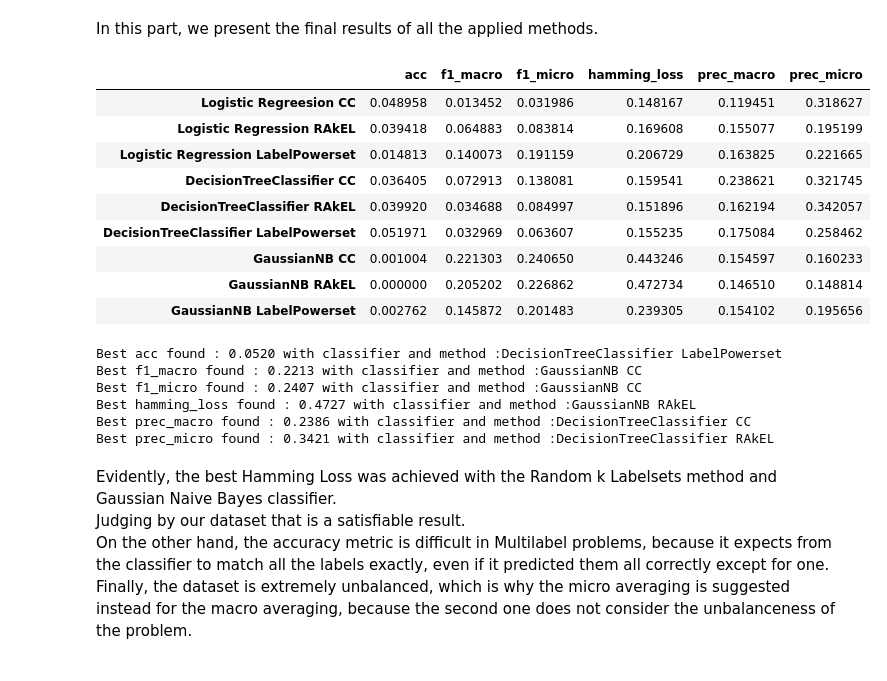
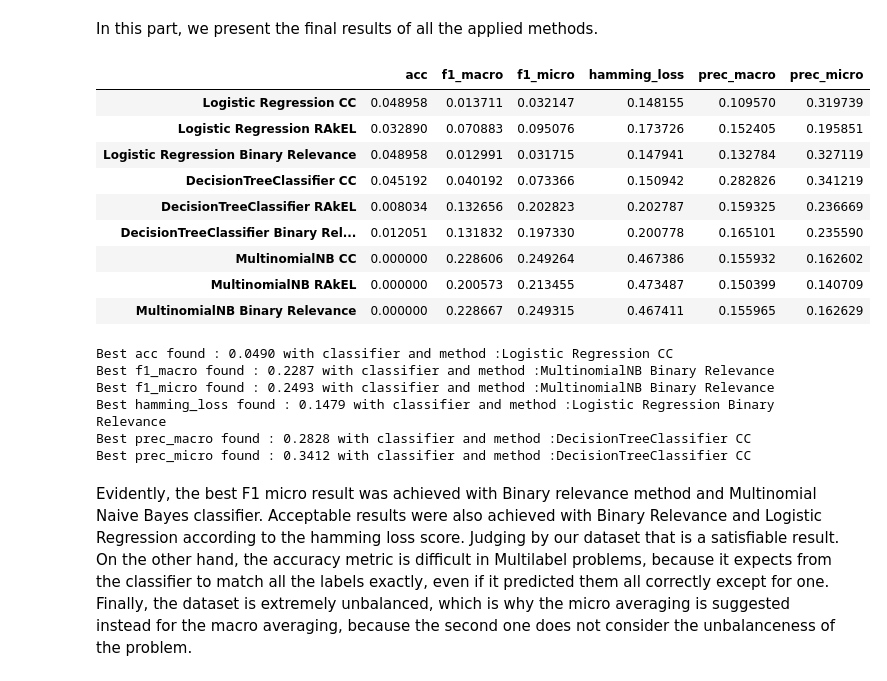
Before and after one commit to Adamantios/Delicious-MIL, a Jupyter notebook: PartA.ipynb, the cells around one changed output. Cells and saved outputs as stored; diff of their text form; code cells hidden in the pictures.

Commit message:
Update PartA and results.

```diff
--- a/PartA.ipynb
+++ b/PartA.ipynb
@@ -301,31 +389,33 @@ Maximum Score with Label Powersets 0.2393 GaussianNB
 # %% [markdown]
 In this part, we present the final results of all the applied methods.
 # %%
-# final_results(metrics_cc,metrics_rk,metrics_lb,evaluate,names) Used that function to produce them and then load them
-final_res = pd.read_pickle('C:/Users/User/Desktop/draft2/final_res.pkl')
+# final_results = final_results(metrics_cc,metrics_rk,metrics_bn,evaluate,names) #Used that function to produce them and then load them
+# final_results.to_pickle('C:/Users/User/Desktop/final_res.pkl')
+final_res = pd.read_pickle('C:/Users/User/Desktop/final_res.pkl')
 final_res
 # %% [output]
 |  | acc | f1_macro | f1_micro | hamming_loss | prec_macro | prec_micro |
-| Logistic Regreesion CC | 0.048958 | 0.013452 | 0.031986 | 0.148167 | 0.119451 | 0.318627 |
-| Logistic Regression RAkEL | 0.039418 | 0.064883 | 0.083814 | 0.169608 | 0.155077 | 0.195199 |
-| Logistic Regression LabelPowerset | 0.014813 | 0.140073 | 0.191159 | 0.206729 | 0.163825 | 0.221665 |
-| DecisionTreeClassifier CC | 0.036405 | 0.072913 | 0.138081 | 0.159541 | 0.238621 | 0.321745 |
-| DecisionTreeClassifier RAkEL | 0.039920 | 0.034688 | 0.084997 | 0.151896 | 0.162194 | 0.342057 |
-| DecisionTreeClassifier LabelPowerset | 0.051971 | 0.032969 | 0.063607 | 0.155235 | 0.175084 | 0.258462 |
-| GaussianNB CC | 0.001004 | 0.221303 | 0.240650 | 0.443246 | 0.154597 | 0.160233 |
-| GaussianNB RAkEL | 0.000000 | 0.205202 | 0.226862 | 0.472734 | 0.146510 | 0.148814 |
-| GaussianNB LabelPowerset | 0.002762 | 0.145872 | 0.201483 | 0.239305 | 0.154102 | 0.195656 |
+| Logistic Regression CC | 0.048958 | 0.013711 | 0.032147 | 0.148155 | 0.109570 | 0.319739 |
+| Logistic Regression RAkEL | 0.032890 | 0.070883 | 0.095076 | 0.173726 | 0.152405 | 0.195851 |
+| Logistic Regression Binary Relevance | 0.048958 | 0.012991 | 0.031715 | 0.147941 | 0.132784 | 0.327119 |
+| DecisionTreeClassifier CC | 0.045192 | 0.040192 | 0.073366 | 0.150942 | 0.282826 | 0.341219 |
+| DecisionTreeClassifier RAkEL | 0.008034 | 0.132656 | 0.202823 | 0.202787 | 0.159325 | 0.236669 |
+| DecisionTreeClassifier Binary Rel... | 0.012051 | 0.131832 | 0.197330 | 0.200778 | 0.165101 | 0.235590 |
+| MultinomialNB CC | 0.000000 | 0.228606 | 0.249264 | 0.467386 | 0.155932 | 0.162602 |
+| MultinomialNB RAkEL | 0.000000 | 0.200573 | 0.213455 | 0.473487 | 0.150399 | 0.140709 |
+| MultinomialNB Binary Relevance | 0.000000 | 0.228667 | 0.249315 | 0.467411 | 0.155965 | 0.162629 |
 # %%
 best_results(final_res)
 # %% [output]
-Best acc found : 0.0520 with classifier and method :DecisionTreeClassifier LabelPowerset
-Best f1_macro found : 0.2213 with classifier and method :GaussianNB CC
-Best f1_micro found : 0.2407 with classifier and method :GaussianNB CC
-Best hamming_loss found : 0.4727 with classifier and method :GaussianNB RAkEL
-Best prec_macro found : 0.2386 with classifier and method :DecisionTreeClassifier CC
-Best prec_micro found : 0.3421 with classifier and method :DecisionTreeClassifier RAkEL
+Best acc found : 0.0490 with classifier and method :Logistic Regression CC
+Best f1_macro found : 0.2287 with classifier and method :MultinomialNB Binary Relevance
+Best f1_micro found : 0.2493 with classifier and method :MultinomialNB Binary Relevance
+Best hamming_loss found : 0.1479 with classifier and method :Logistic Regression Binary Relevance
+Best prec_macro found : 0.2828 with classifier and method :DecisionTreeClassifier CC
+Best prec_micro found : 0.3412 with classifier and method :DecisionTreeClassifier CC
 # %% [markdown]
-Evidently, the best Hamming Loss was achieved with the Random k Labelsets method and Gaussian Naive Bayes classifier.
+Evidently, the best F1 micro result was achieved with Binary relevance method and Multinomial Naive Bayes classifier.
+Acceptable results were also achieved with Binary Relevance and Logistic Regression according to the hamming loss score.
 Judging by our dataset that is a satisfiable result.
 On the other hand, the accuracy metric is difficult in Multilabel problems, because it expects from the classifier to match all the labels exactly, even if it predicted them all correctly except for one.
 Finally, the dataset is extremely unbalanced, which is why the micro averaging is suggested
```
Also changed, not shown: parts of 26 cells of this notebook, 1 other file.
